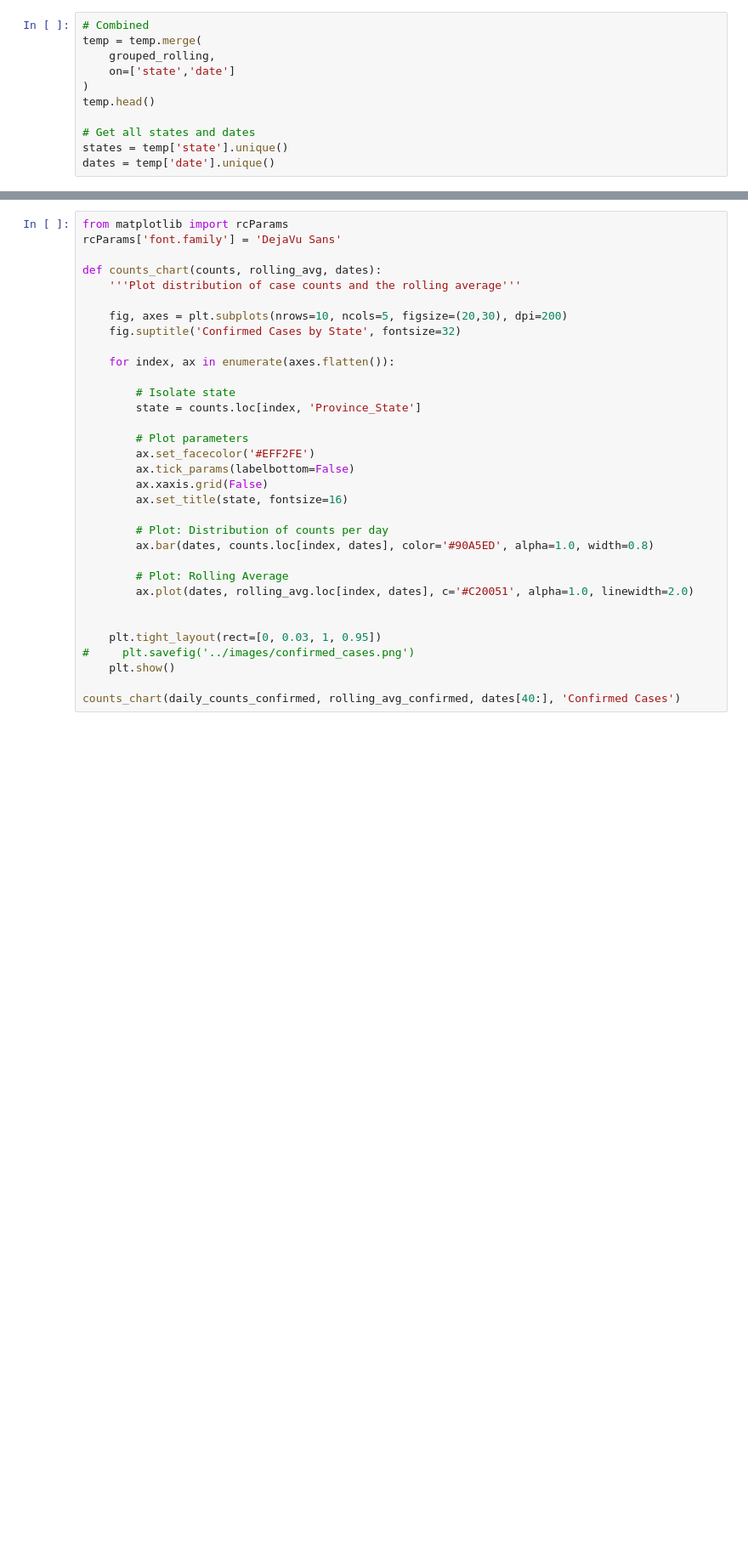
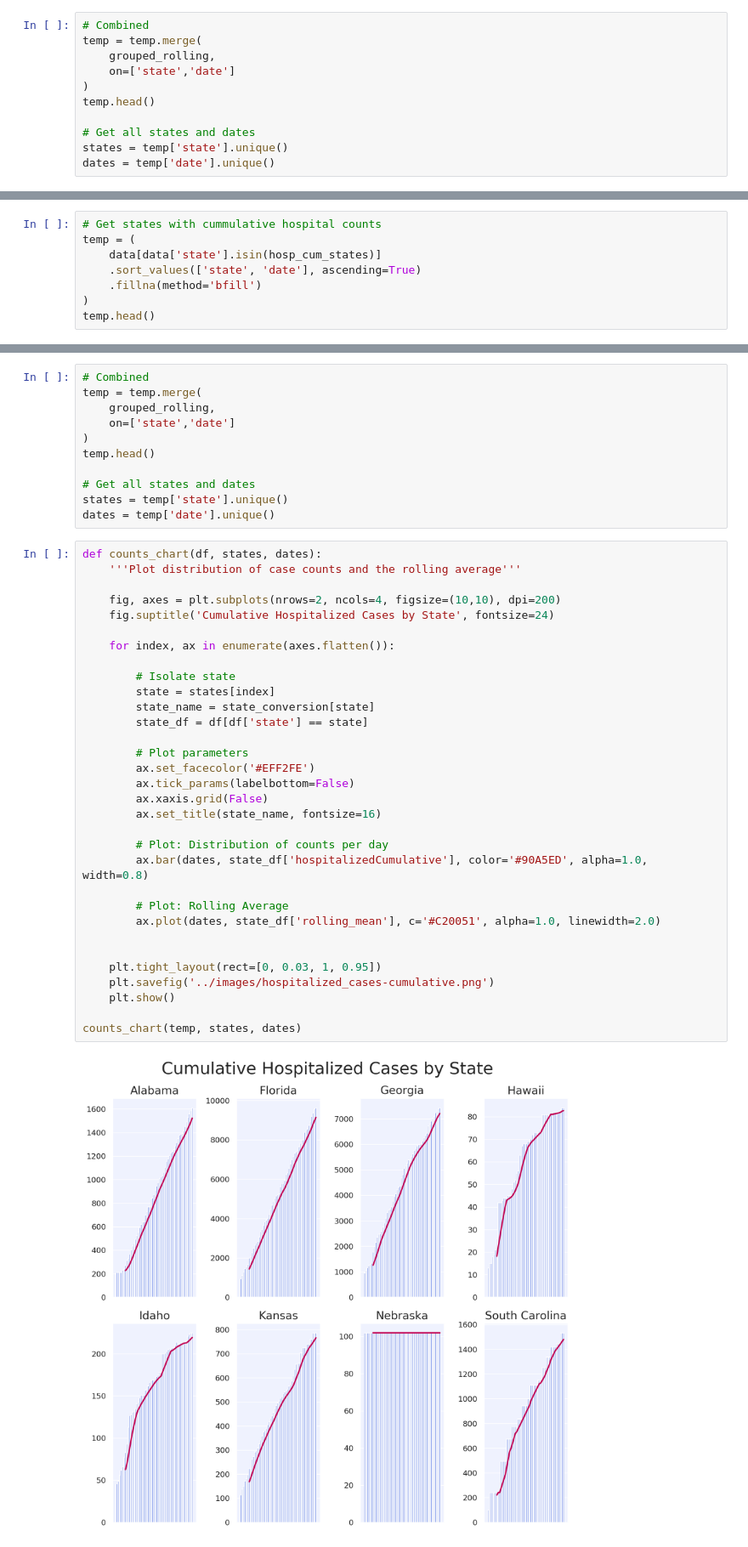
Before and after one commit to jdemeo/SARS-CoV-2, a Jupyter notebook: notebooks/hospitalization_numbers.ipynb, the cells around one changed output, grey strips where cells are left out. Shown at 85% size. Cells and saved outputs as stored; diff of their text form; blank space fills up the shorter version.

Commit message:
Update hospitalization numbers

```diff
--- a/notebooks/hospitalization_numbers.ipynb
+++ b/notebooks/hospitalization_numbers.ipynb
@@ -180,0 +154,8 @@ Name: hospitalizedIncrease, dtype: float64
+# %%
+# Get states with cummulative hospital counts
+temp = (
+    data[data['state'].isin(hosp_cum_states)]
+    .sort_values(['state', 'date'], ascending=True)
+    .fillna(method='bfill')
+)
+temp.head()
@@ -181,33 +188,45 @@ Name: hospitalizedIncrease, dtype: float64
+# %%
+# Combined
+temp = temp.merge(
+    grouped_rolling,
+    on=['state','date']
+)
+temp.head()
+
+# Get all states and dates
+states = temp['state'].unique()
+dates = temp['date'].unique()
 # %%
-from matplotlib import rcParams
-rcParams['font.family'] = 'DejaVu Sans'
-
-def counts_chart(counts, rolling_avg, dates):
+def counts_chart(df, states, dates):
     '''Plot distribution of case counts and the rolling average'''
 
-    fig, axes = plt.subplots(nrows=10, ncols=5, figsize=(20,30), dpi=200)
-    fig.suptitle('Confirmed Cases by State', fontsize=32)
+    fig, axes = plt.subplots(nrows=2, ncols=4, figsize=(10,10), dpi=200)
+    fig.suptitle('Cumulative Hospitalized Cases by State', fontsize=24)
 
     for index, ax in enumerate(axes.flatten()):
 
         # Isolate state
-        state = counts.loc[index, 'Province_State']
+        state = states[index]
+        state_name = state_conversion[state]
+        state_df = df[df['state'] == state]
 
         # Plot parameters
         ax.set_facecolor('#EFF2FE')
         ax.tick_params(labelbottom=False)
         ax.xaxis.grid(False)
-        ax.set_title(state, fontsize=16)
+        ax.set_title(state_name, fontsize=16)
 
         # Plot: Distribution of counts per day
-        ax.bar(dates, counts.loc[index, dates], color='#90A5ED', alpha=1.0, width=0.8)
+        ax.bar(dates, state_df['hospitalizedCumulative'], color='#90A5ED', alpha=1.0, width=0.8)
 
         # Plot: Rolling Average
-        ax.plot(dates, rolling_avg.loc[index, dates], c='#C20051', alpha=1.0, linewidth=2.0)
+        ax.plot(dates, state_df['rolling_mean'], c='#C20051', alpha=1.0, linewidth=2.0)
 
 
     plt.tight_layout(rect=[0, 0.03, 1, 0.95])
-#     plt.savefig('../images/confirmed_cases.png')
+    plt.savefig('../images/hospitalized_cases-cumulative.png')
     plt.show()
 
-counts_chart(daily_counts_confirmed, rolling_avg_confirmed, dates[40:], 'Confirmed Cases')
+counts_chart(temp, states, dates)
+# %% [output]
+[figure, added]
```
Also changed, not shown: parts of 11 cells of this notebook.
